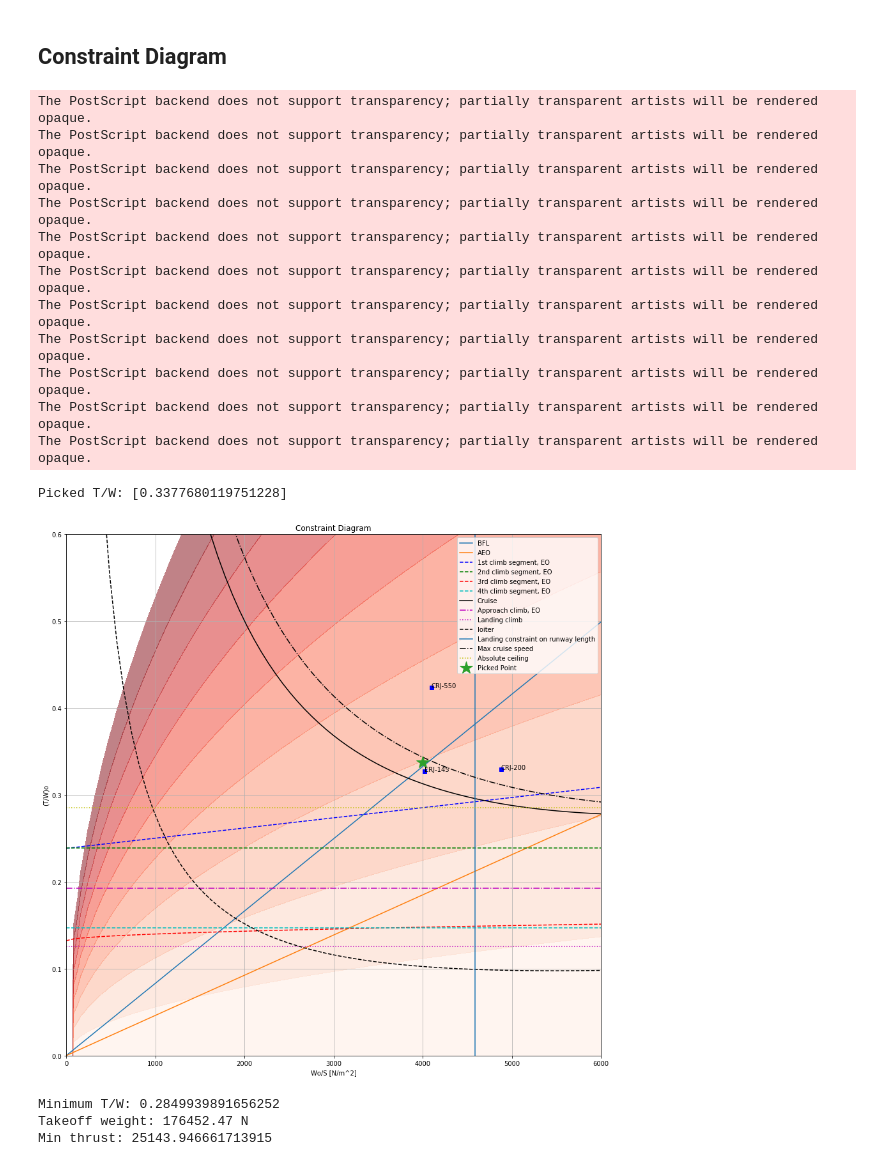
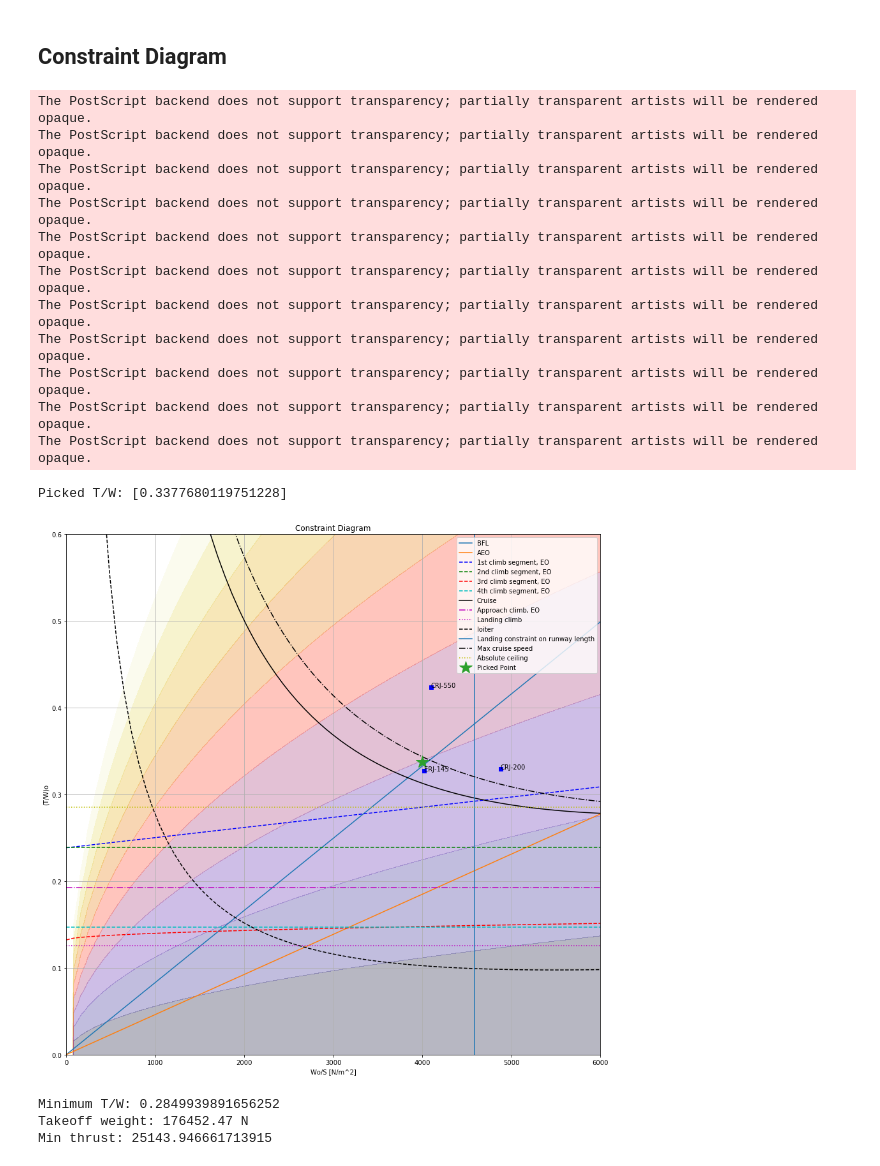
Before and after one commit to dev10110/AVD_Initial_Sizing, a Jupyter notebook: Constraints_diagram.ipynb, the cells around one changed output. Drawn from its saved outputs; the diff is of its cells as text; code cells hidden in the pictures.

Commit message:
updated constraints

```diff
--- a/Constraints_diagram.ipynb
+++ b/Constraints_diagram.ipynb
@@ -657,36 +657,36 @@ for i in range(len(aircrafts)):
 
 # plot fuel consumption contours
 
-plt.contourf(WS_mesh, TW_mesh, fuel_consumption,levels=np.linspace(0,0.1, 10),cmap='Reds',alpha=0.5, label='Fuel Fraction')
+plt.contourf(WS_mesh, TW_mesh, fuel_consumption,levels=np.linspace(0,0.1, 10),cmap='CMRmap',alpha=0.3, label='Fuel Fraction')
 
 
 # PLOT SETTINGS
 ax = plt.gca()
 ax.set(xlim=(0, 6000), ylim=(0, 0.6))
 plt.xlabel('Wo/S [N/m^2]')
 plt.ylabel('(T/W)o')
 plt.title('Constraint Diagram')
 plt.legend(loc='upper right')
 plt.grid()
 
 # save constraint diagram as .eps file
-plt.savefig('constraint_diagram.eps', format='eps') # save as eps
+plt.savefig('constraint_diagram_MachLapse_NACA23015.eps', format='eps') # save as eps
 
 plt.show()
 # %% [output]
 The PostScript backend does not support transparency; partially transparent artists will be rendered opaque.
 The PostScript backend does not support transparency; partially transparent artists will be rendered opaque.
 The PostScript backend does not support transparency; partially transparent artists will be rendered opaque.
 The PostScript backend does not support transparency; partially transparent artists will be rendered opaque.
 The PostScript backend does not support transparency; partially transparent artists will be rendered opaque.
 The PostScript backend does not support transparency; partially transparent artists will be rendered opaque.
 The PostScript backend does not support transparency; partially transparent artists will be rendered opaque.
 The PostScript backend does not support transparency; partially transparent artists will be rendered opaque.
 The PostScript backend does not support transparency; partially transparent artists will be rendered opaque.
 The PostScript backend does not support transparency; partially transparent artists will be rendered opaque.
 The PostScript backend does not support transparency; partially transparent artists will be rendered opaque.
 Picked T/W: [0.3377680119751228]
-[figure, old version]
+[figure, new version]
 # %%
 #ENGINE SELECTION
 print(f'Minimum T/W: {np.mean(TW_absceil)}')
```
Also changed, not shown: parts of 1 cell of this notebook, 1 other file.
